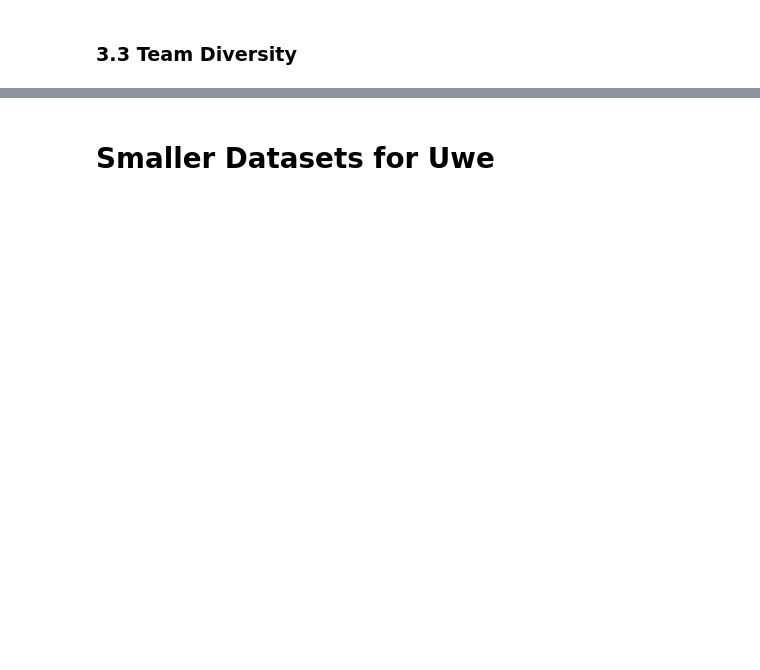
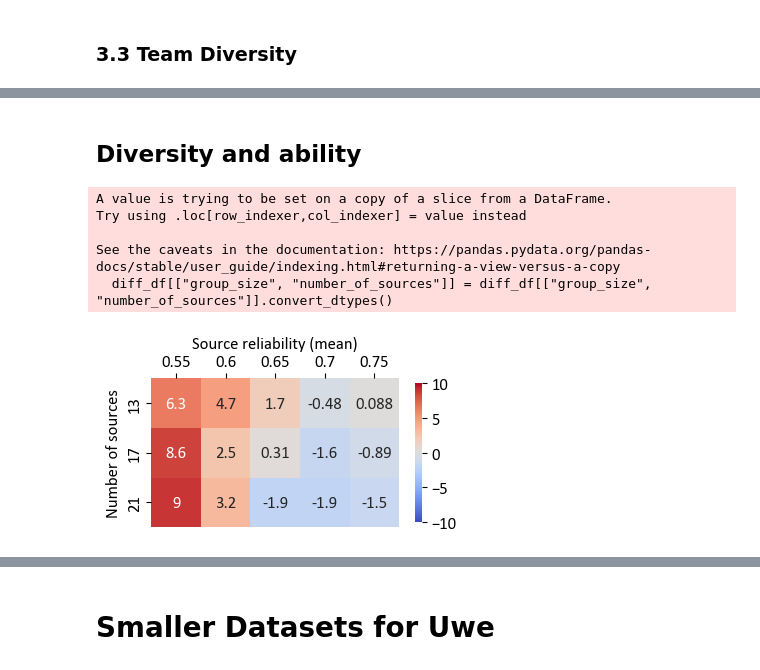
Before and after one commit to HeinDuijf/DiversityAbility, a Jupyter notebook: DataAnalysis.ipynb, the cells around one changed output, grey strips where cells are left out. Saved outputs shown, nothing was run; the diff lists cells and outputs as text; code cells hidden in the pictures; blank space fills up the shorter version.

```diff
--- a/DataAnalysis.ipynb
+++ b/DataAnalysis.ipynb
@@ -565,0 +573,3 @@ sns.catplot(
+# %%
+ud_all = produce_df_all(date="20240820", rename=False)
+ud_all
@@ -565,0 +675,46 @@ sns.catplot(
+# %%
+def visualize_heatmap(
+    df: pd.DataFrame,
+    values: str = "difference_percentage",
+    team_1: str = "best",
+    team_2: str = "most_diverse",
+    mask: bool = False,
+):
+    dummy_df = create_difference_df(df=df, team_1=team_1, team_2=team_2)
+    pivot_df = dummy_df.pivot(
+        index="number_of_sources",
+        columns="source_rel_mean",
+        values=values,
+    )
+
+    mask_df = dummy_df.pivot(
+        index="number_of_sources",
+        columns="source_rel_mean",
+        values="significant",
+    )
+    mask_df = ~mask_df
+    font_style = {"family": "Calibri", "size": 12}
+    plt.rc("font", **font_style)
+    fig, ax = plt.subplots(figsize=(4,3))
+
+    if mask:
+        sns.heatmap(pivot_df, annot=True, vmin=-10, vmax=10, cmap="coolwarm", square=True, mask=mask_df, cbar_kws={"shrink": 0.6}, ax=ax)
+    else:
+        sns.heatmap(pivot_df, annot=True, vmin=-10, vmax=10, cmap="coolwarm", square=True, cbar_kws={"shrink": 0.6}, ax=ax)
+    ax.set_xlabel("Source reliability (mean)")
+    ax.set_ylabel("Number of sources")
+    # ax.set_title("Differences between best and diverse teams (percentage)\n")
+    ax.xaxis.set_ticks_position("top")
+    ax.xaxis.set_label_position("top")
+    plt.savefig(f"figures/heatmap_{team_1}_{team_2}")
+# %% [markdown]
+## Diversity and ability
+# %%
+visualize_heatmap(ud_all, mask=False)
+# %% [output]
+A value is trying to be set on a copy of a slice from a DataFrame.
+Try using .loc[row_indexer,col_indexer] = value instead
+
+See the caveats in the documentation: https://pandas.pydata.org/pandas-docs/stable/user_guide/indexing.html#returning-a-view-versus-a-copy
+  diff_df[["group_size", "number_of_sources"]] = diff_df[["group_size", "number_of_sources"]].convert_dtypes()
+[figure, added]
```
Also changed, not shown: parts of 25 cells of this notebook, 30 other files.
